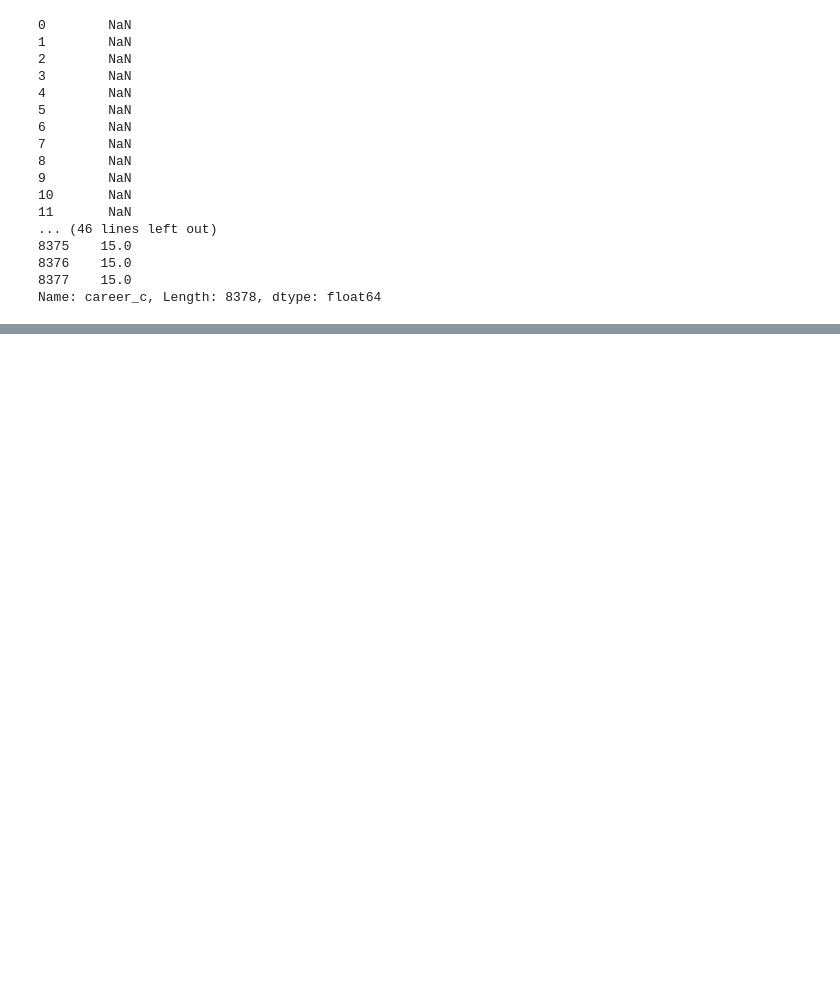
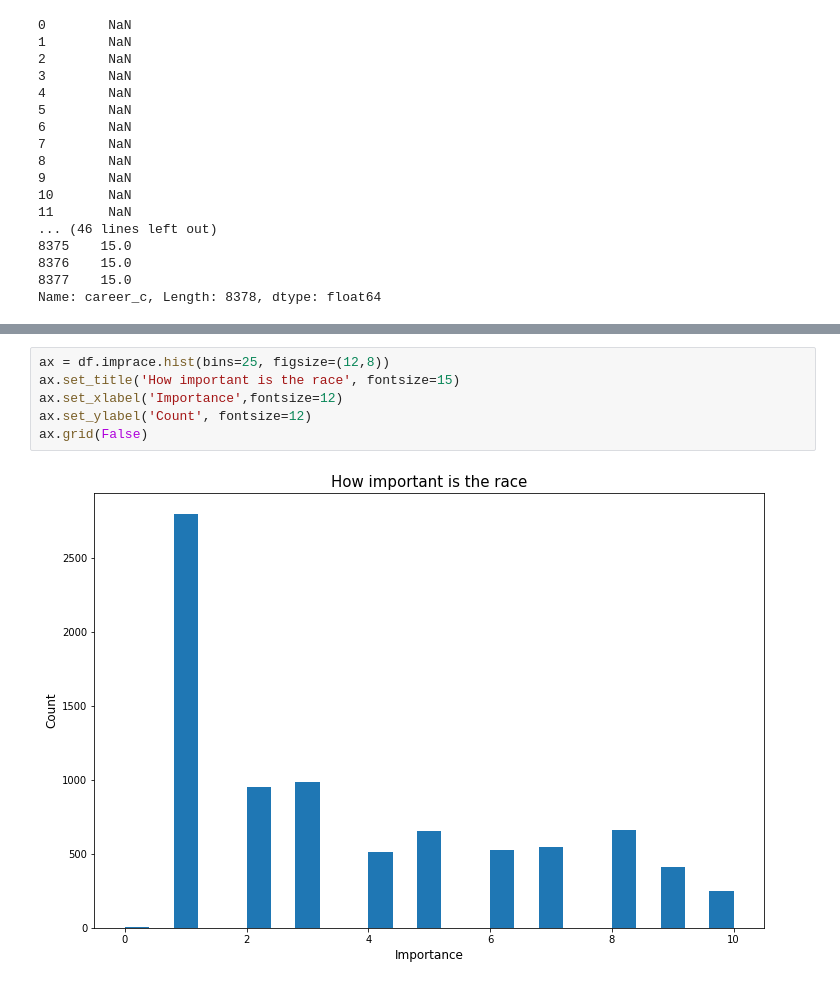
Before and after one commit to kshitijasankhe/SpeedDatingDataset, a Jupyter notebook: Findings.ipynb, the cells around one changed output, grey strips where cells are left out. Drawn from its saved outputs; the diff is of its cells as text; blank space fills up the shorter version.

```diff
--- a/First_Finding.ipynb
+++ b/Findings.ipynb
@@ -267,0 +267,8 @@ Name: career_c, Length: 8378, dtype: float64
+# %%
+ax = df.imprace.hist(bins=25, figsize=(12,8))
+ax.set_title('How important is the race', fontsize=15)
+ax.set_xlabel('Importance',fontsize=12)
+ax.set_ylabel('Count', fontsize=12)
+ax.grid(False)
+# %% [output]
+[figure, added]
```
Also changed, not shown: parts of 4 cells of this notebook, 1 other file.
